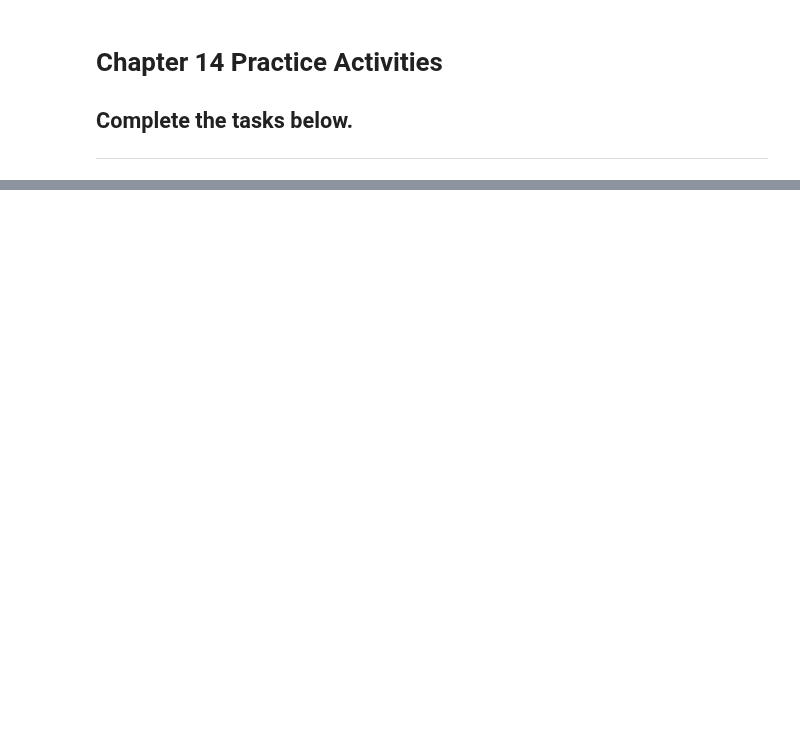
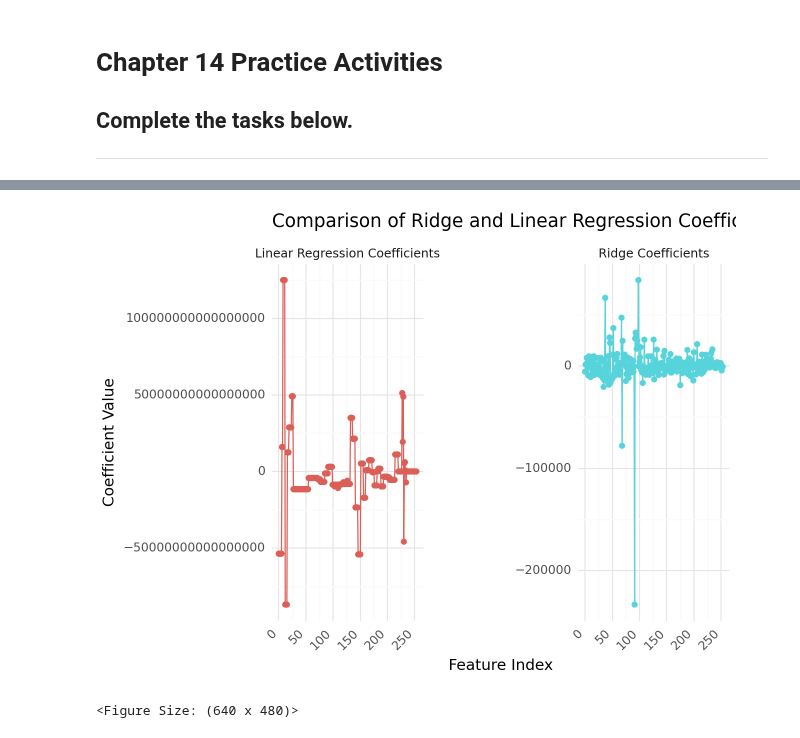
Before and after one commit to bellamccarty/GSB-544, a Jupyter notebook: Practice_Activities/Practice_Activity_7.2/Practice_Activity_7.2_Penalized_Regression.ipynb, the cells around one changed output, grey strips where cells are left out. Cells and saved outputs as stored; diff of their text form; code cells hidden in the pictures; blank space fills up the shorter version.

```diff
--- a/Practice_Activities/Practice_Activity_7.2/Practice_Activity_7.2_Penalized_Regression.ipynb
+++ b/Practice_Activities/Practice_Activity_7.2/Practice_Activity_7.2_Penalized_Regression.ipynb
@@ -42,0 +101,34 @@ df_ames.head()
+# %%
+# Fit Ridge model on the whole dataset
+ridge_pipeline.fit(X, y)
+ridge_coefs = ridge_pipeline.named_steps["ridge_regression"].coef_
+
+# Fit Linear Regression model on the whole dataset
+lr_pipeline.fit(X, y)
+lr_coefs = lr_pipeline.named_steps["linear_regression"].coef_
+
+# Create a DataFrame with coefficients for plotting
+coef_df = pd.DataFrame({
+    "Feature Index": range(len(ridge_coefs)),
+    "Ridge Coefficients": ridge_coefs,
+    "Linear Regression Coefficients": lr_coefs
+}).melt(id_vars="Feature Index", var_name="Model", value_name="Coefficient Value")
+# %%
+# Plot using plotnine with faceting
+plot = (
+    ggplot(coef_df, aes(x='Feature Index', y='Coefficient Value', color = 'Model')) +
+    geom_point() +
+    geom_line() +
+    scale_color_discrete(guide = False)+
+    labs(title="Comparison of Ridge and Linear Regression Coefficients",
+         x="Feature Index",
+         y="Coefficient Value") +
+    facet_wrap('~Model', scales='free_y') +
+    theme_minimal() +
+    theme(axis_text_x=element_text(rotation=45, hjust=1))
+)
+
+plot
+# %% [output]
+[figure, added]
+<Figure Size: (640 x 480)>
```
Also changed, not shown: parts of 19 cells of this notebook, 1 other file.
